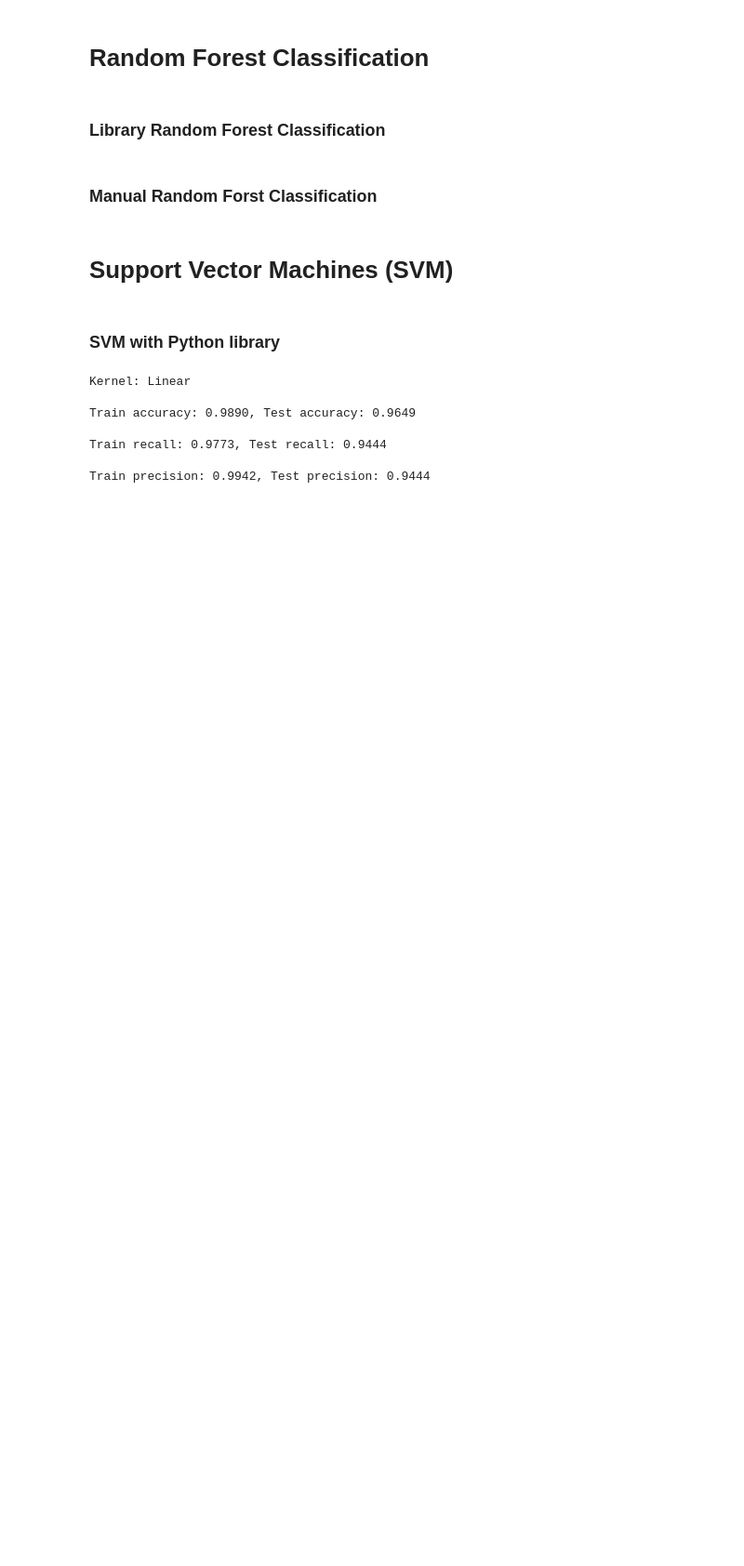
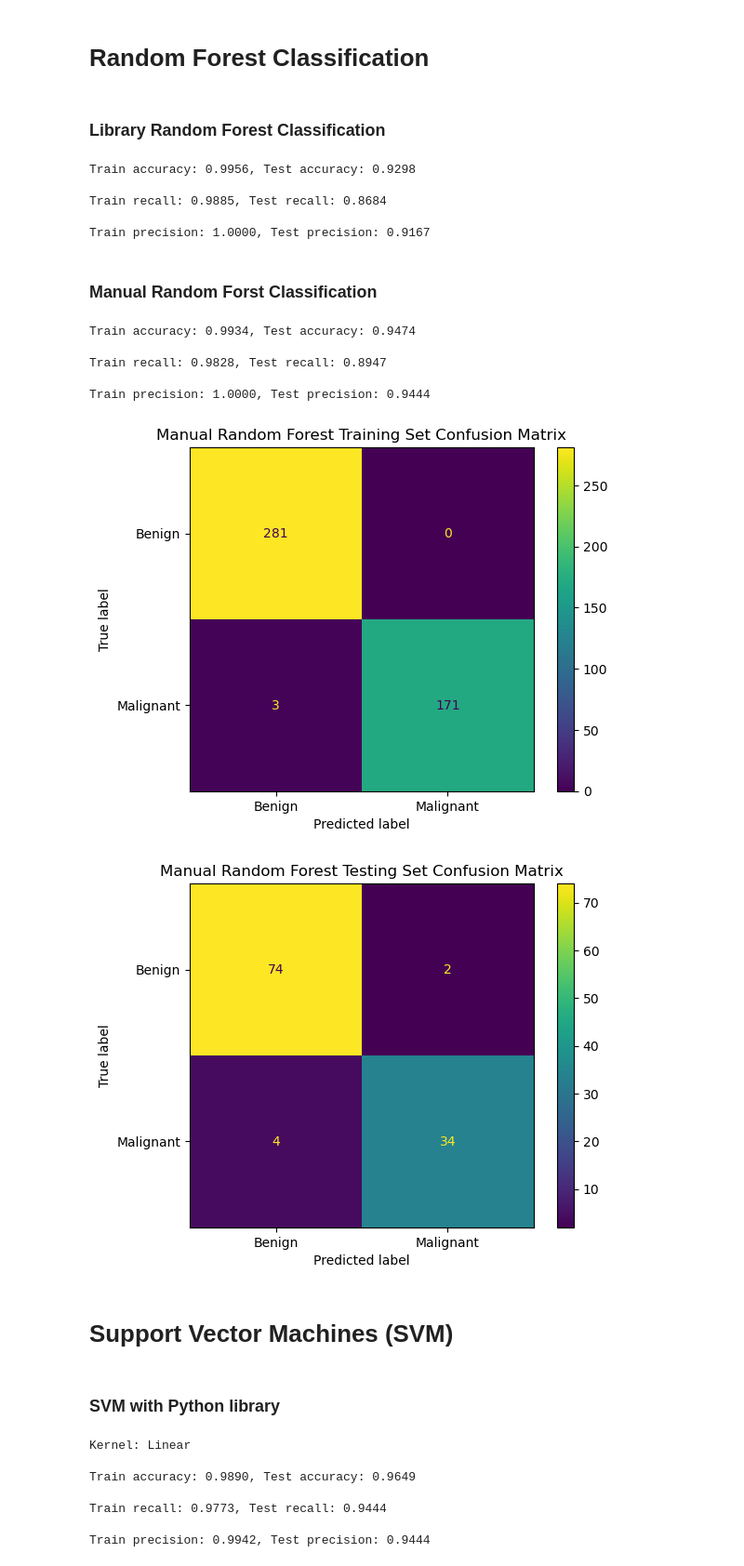
Before and after one commit to whuang3607/CS-6140-Project, a Jupyter notebook: William_Huang_Final_Project.ipynb, the cells around one changed output. Shown: that part at 93% size. Drawn from its saved outputs; the diff is of its cells as text; code cells hidden in the pictures; blank space fills up the shorter version.

```diff
--- a/William_Huang_Final_Project.ipynb
+++ b/William_Huang_Final_Project.ipynb
@@ -372,4 +371,28 @@ plt.show()
 # %% [markdown]
 ### Library Random Forest Classification
 # %%
-# https://scikit-learn.org/stable/modules/generated/sklearn.ensemble.RandomForestClassifier.html
+# applying python library random forest model to breast cancer data
+model = RandomForestClassifier(max_depth=5)
+model.fit(X_train_cancer, y_train_cancer)
+y_train_prediction = model.predict(X_train_cancer)
+y_test_prediction = model.predict(X_test_cancer)
+
+# getting train results
+train_accuracy = accuracy_score(y_train_cancer, y_train_prediction)
+train_recall = recall_score(y_train_cancer, y_train_prediction)
+train_precision = precision_score(y_train_cancer, y_train_prediction)
+
+# getting test results
+test_accuracy = accuracy_score(y_test_cancer, y_test_prediction)
+test_recall = recall_score(y_test_cancer, y_test_prediction)
+test_precision = precision_score(y_test_cancer, y_test_prediction)
+
+print(f"Train accuracy: {train_accuracy:.4f}, Test accuracy: {test_accuracy:.4f}\n")
+print(f"Train recall: {train_recall:.4f}, Test recall: {test_recall:.4f}\n")
+print(f"Train precision: {train_precision:.4f}, Test precision: {test_precision:.4f}")
+# %% [output]
+Train accuracy: 0.9956, Test accuracy: 0.9298
+
+Train recall: 0.9885, Test recall: 0.8684
+
+Train precision: 1.0000, Test precision: 0.9167
@@ -414,7 +450,7 @@ class RandomForest:
         return most_common
 
     def predict(self, X):
-        predictions = np.array([tree.predict(X) for each_tree in self.trees]) # gets predictions from each tree in the list
+        predictions = np.array([each_tree.predict(X) for each_tree in self.trees]) # gets predictions from each tree in the list
         tree_predictions = np.swapaxes(predictions, 0, 1)
 
         # for each data point, get the most common label predicted for that data point from all of the trees
@@ -440,19 +476,28 @@ test_precision = precision_score(y_test_cancer, y_test_prediction)
 print(f"Train accuracy: {train_accuracy:.4f}, Test accuracy: {test_accuracy:.4f}\n")
 print(f"Train recall: {train_recall:.4f}, Test recall: {test_recall:.4f}\n")
 print(f"Train precision: {train_precision:.4f}, Test precision: {test_precision:.4f}")
+# %% [output]
+Train accuracy: 0.9934, Test accuracy: 0.9474
+
+Train recall: 0.9828, Test recall: 0.8947
+
+Train precision: 1.0000, Test precision: 0.9444
 # %%
 # creating confusion matrix for looking at data
 train_confusion_matrix = confusion_matrix(y_train_cancer, y_train_prediction)
 train_confusion_matrix_display = ConfusionMatrixDisplay(confusion_matrix=train_confusion_matrix, display_labels=["Benign", "Malignant"])
 train_confusion_matrix_display.plot()
-train_confusion_matrix_display.ax_.set_title("Manual Decision Tree Training Set Confusion Matrix")
+train_confusion_matrix_display.ax_.set_title("Manual Random Forest Training Set Confusion Matrix")
 
 test_confusion_matrix = confusion_matrix(y_test_cancer, y_test_prediction)
 test_confusion_matrix_display = ConfusionMatrixDisplay(confusion_matrix=test_confusion_matrix, display_labels=["Benign", "Malignant"])
 test_confusion_matrix_display.plot()
-test_confusion_matrix_display.ax_.set_title("Manual Decision Tree Testing Set Confusion Matrix")
+test_confusion_matrix_display.ax_.set_title("Manual Random Forest Testing Set Confusion Matrix")
 
 plt.show()
+# %% [output]
+[figure, added]
+[figure, added]
 # %% [markdown]
 # Support Vector Machines (SVM)
 # %%
```
Also changed, not shown: parts of 2 cells of this notebook.
